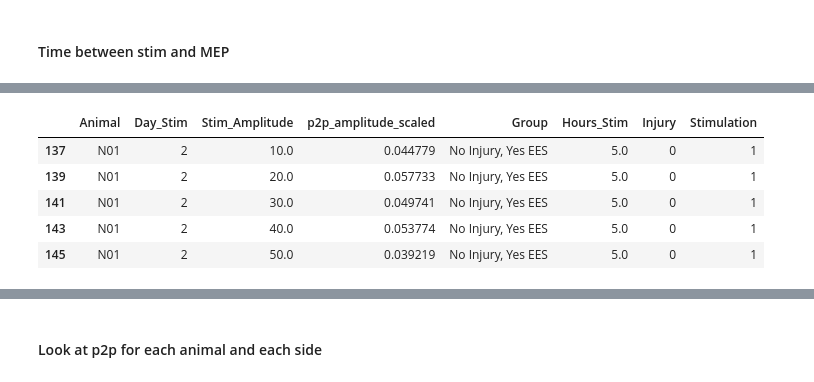
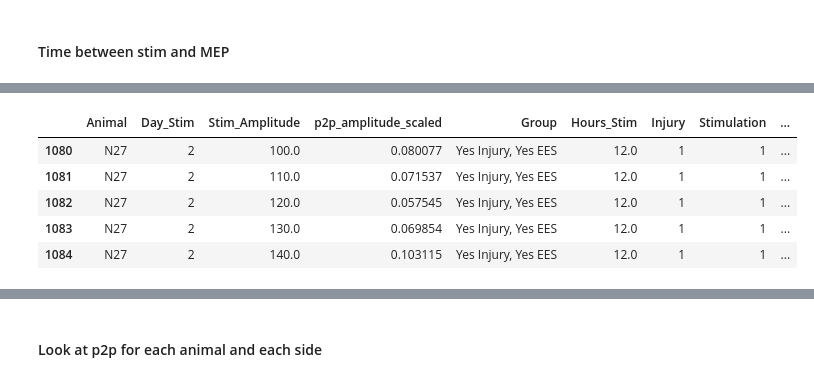
Before and after one commit to IanGMalone/Evoked_Potential_Analysis, a Jupyter notebook: Motor Evoked Potential Analyses.ipynb, the cells around one changed output, grey strips where cells are left out. Saved outputs shown, nothing was run; the diff lists cells and outputs as text; code cells hidden in the pictures.

```diff
--- a/Motor Evoked Potential Analyses.ipynb
+++ b/Motor Evoked Potential Analyses.ipynb
@@ -988,3 +1005,11 @@ Notes:
 strong multicollinearity or other numerical problems.
 # %% [markdown]
 #### Time between stim and MEP
+# %%
+# import time of day dataframe
+
+df_tb = pd.read_csv('D:\\time_between_no_early.csv')
+df_tb = pd.wide_to_long(df_tb, stubnames='day', i=['Animal'], j='Day_Stim', sep='_').reset_index()
+df_tb = df_tb.rename(columns={'day':'Time_Between_Stim_MEP'})
+df_tb = df_tb.dropna()
+df_tb.head()
@@ -991,14 +1023,16 @@ strong multicollinearity or other numerical problems.
 # %%
 df_between = df_p2p_scaled.copy()
 df_between = df_between[df_between['Day_Stim'] > 1]
 df_between['Injury'] = df_between.apply(add_inj_col, axis=1)
 df_between['Stimulation'] = df_between.apply(add_stim_col, axis=1)
 df_between = df_between[df_between['Stimulation'] == 1]
+df_between = pd.merge(left=df_between, right=df_tb, how='left', left_on=['Animal', 'Day_Stim'], right_on=['Animal', 'Day_Stim'])
+df_between = df_between.dropna()
 df_between.head()
 # %% [output]
-|  | Animal | Day_Stim | Stim_Amplitude | p2p_amplitude_scaled | Group | Hours_Stim | Injury | Stimulation |
-| 137 | N01 | 2 | 10.0 | 0.044779 | No Injury, Yes EES | 5.0 | 0 | 1 |
-| 139 | N01 | 2 | 20.0 | 0.057733 | No Injury, Yes EES | 5.0 | 0 | 1 |
-| 141 | N01 | 2 | 30.0 | 0.049741 | No Injury, Yes EES | 5.0 | 0 | 1 |
-| 143 | N01 | 2 | 40.0 | 0.053774 | No Injury, Yes EES | 5.0 | 0 | 1 |
-| 145 | N01 | 2 | 50.0 | 0.039219 | No Injury, Yes EES | 5.0 | 0 | 1 |
+|  | Animal | Day_Stim | Stim_Amplitude | p2p_amplitude_scaled | Group | Hours_Stim | Injury | Stimulation | ... |
+| 1080 | N27 | 2 | 100.0 | 0.080077 | Yes Injury, Yes EES | 12.0 | 1 | 1 | ... |
+| 1081 | N27 | 2 | 110.0 | 0.071537 | Yes Injury, Yes EES | 12.0 | 1 | 1 | ... |
+| 1082 | N27 | 2 | 120.0 | 0.057545 | Yes Injury, Yes EES | 12.0 | 1 | 1 | ... |
+| 1083 | N27 | 2 | 130.0 | 0.069854 | Yes Injury, Yes EES | 12.0 | 1 | 1 | ... |
+| 1084 | N27 | 2 | 140.0 | 0.103115 | Yes Injury, Yes EES | 12.0 | 1 | 1 | ... |
```
Also changed, not shown: parts of 24 cells of this notebook.
